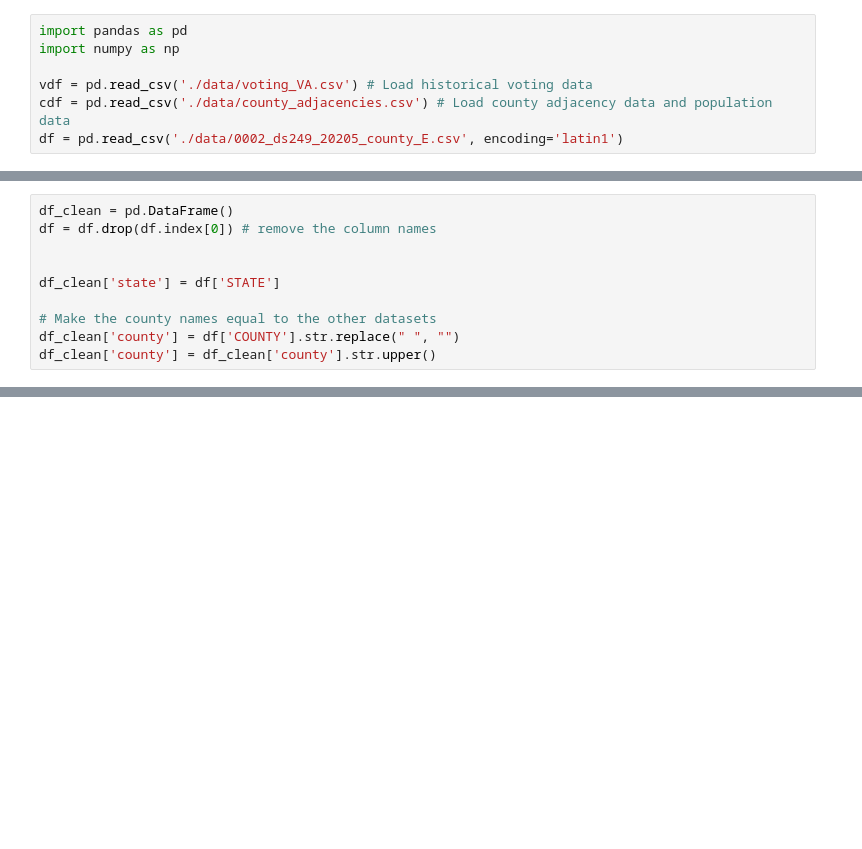
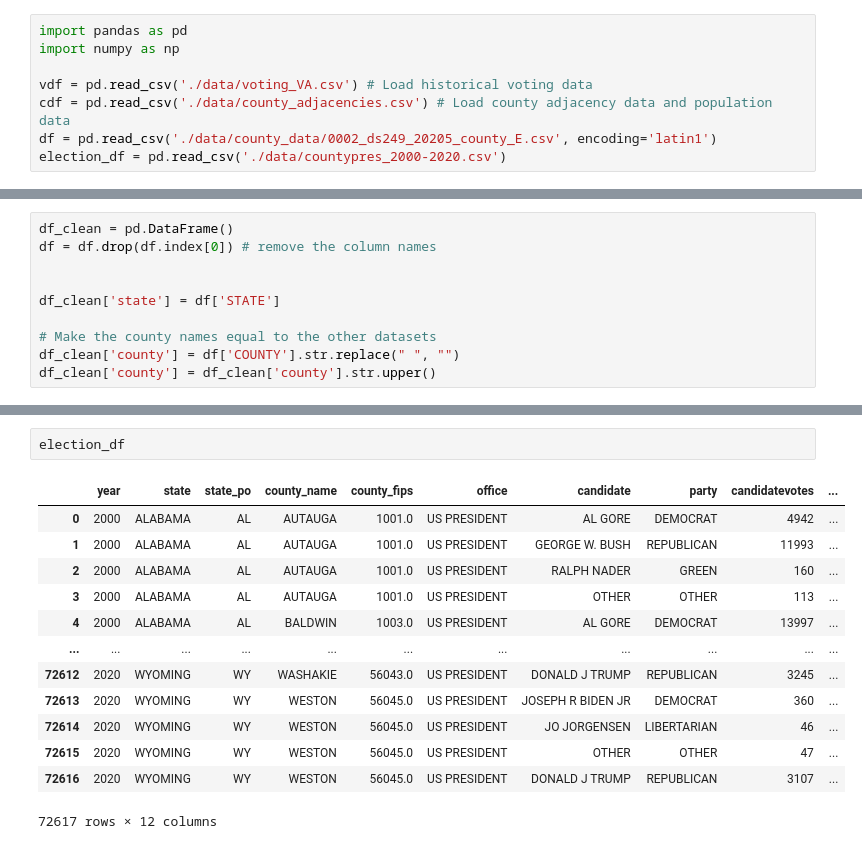
Before and after one commit to awhitehouse1/project_voting, a Jupyter notebook: cleaning_votes.ipynb, the cells around one changed output, grey strips where cells are left out. Cells and saved outputs as stored; diff of their text form; blank space fills up the shorter version.

Commit message:
Cleaned presidential votes by county throughout the United States

```diff
--- a/cleaning_votes.ipynb
+++ b/cleaning_votes.ipynb
@@ -8,7 +8,8 @@ import numpy as np
 
 vdf = pd.read_csv('./data/voting_VA.csv') # Load historical voting data
 cdf = pd.read_csv('./data/county_adjacencies.csv') # Load county adjacency data and population data
-df = pd.read_csv('./data/0002_ds249_20205_county_E.csv', encoding='latin1')
+df = pd.read_csv('./data/county_data/0002_ds249_20205_county_E.csv', encoding='latin1')
+election_df = pd.read_csv('./data/countypres_2000-2020.csv')
 # %% [markdown]
 ## voting_VA dataset exploration and cleaning
 # %%
@@ -268,0 +281,16 @@ df_clean
+# %%
+election_df
+# %% [output]
+|  | year | state | state_po | county_name | county_fips | office | candidate | party | candidatevotes | ... |
+| 0 | 2000 | ALABAMA | AL | AUTAUGA | 1001.0 | US PRESIDENT | AL GORE | DEMOCRAT | 4942 | ... |
+| 1 | 2000 | ALABAMA | AL | AUTAUGA | 1001.0 | US PRESIDENT | GEORGE W. BUSH | REPUBLICAN | 11993 | ... |
+| 2 | 2000 | ALABAMA | AL | AUTAUGA | 1001.0 | US PRESIDENT | RALPH NADER | GREEN | 160 | ... |
+| 3 | 2000 | ALABAMA | AL | AUTAUGA | 1001.0 | US PRESIDENT | OTHER | OTHER | 113 | ... |
+| 4 | 2000 | ALABAMA | AL | BALDWIN | 1003.0 | US PRESIDENT | AL GORE | DEMOCRAT | 13997 | ... |
+| ... | ... | ... | ... | ... | ... | ... | ... | ... | ... | ... |
+| 72612 | 2020 | WYOMING | WY | WASHAKIE | 56043.0 | US PRESIDENT | DONALD J TRUMP | REPUBLICAN | 3245 | ... |
+| 72613 | 2020 | WYOMING | WY | WESTON | 56045.0 | US PRESIDENT | JOSEPH R BIDEN JR | DEMOCRAT | 360 | ... |
+| 72614 | 2020 | WYOMING | WY | WESTON | 56045.0 | US PRESIDENT | JO JORGENSEN | LIBERTARIAN | 46 | ... |
+| 72615 | 2020 | WYOMING | WY | WESTON | 56045.0 | US PRESIDENT | OTHER | OTHER | 47 | ... |
+| 72616 | 2020 | WYOMING | WY | WESTON | 56045.0 | US PRESIDENT | DONALD J TRUMP | REPUBLICAN | 3107 | ... |
+72617 rows × 12 columns
```
Also changed, not shown: parts of 9 cells of this notebook.
